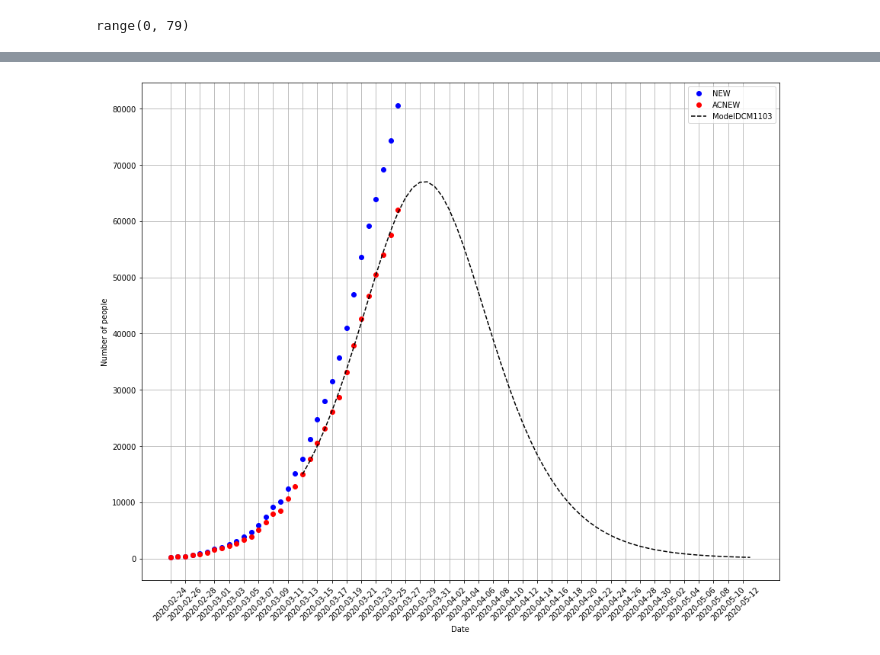
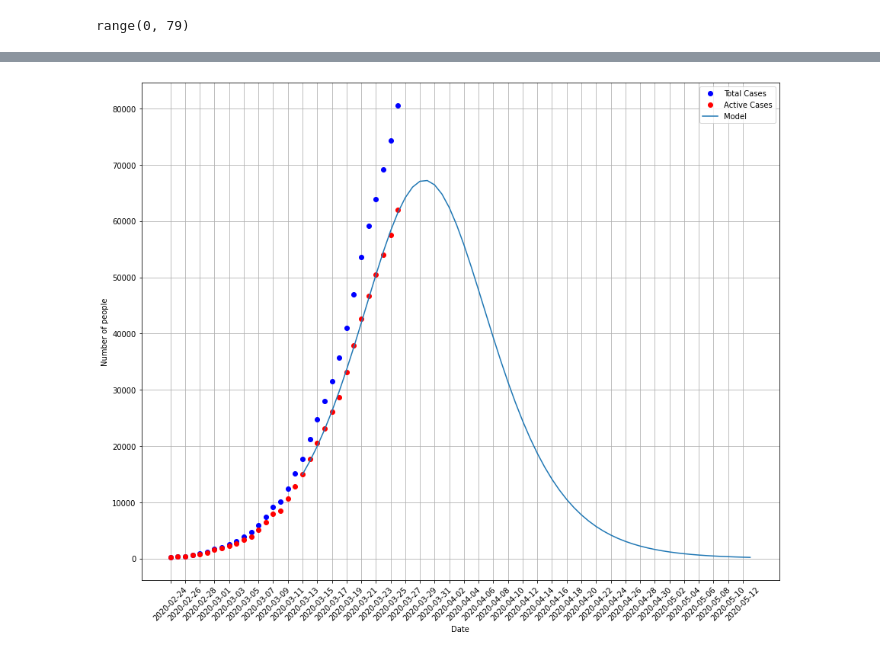
Before and after one commit to FaoTom/Covid19, a Jupyter notebook: COV.ipynb, the cells around one changed output, grey strips where cells are left out. Drawn from its saved outputs; the diff is of its cells as text; code cells hidden in the pictures.

```diff
--- a/COV.ipynb
+++ b/COV.ipynb
@@ -154,14 +155,30 @@ fit=modelI(t,trans,recov)
 fitpre=modelIpre(tpre,trans,recov)
 fig2=plt.figure(figsize=(15,12))
 tot=fig2.add_subplot(1,1,1)
-tot.plot(mdate_list,data['totale_attualmente_positivi']*60483973+data['dimessi_guariti']+data['deceduti'],'bo',label='NEW')
-tot.plot(mdate_list,data['totale_attualmente_positivi']*60483973,'ro',label='ACNEW')
-tot.plot(date_list,fit*60483973,'k--',label='ModelDCM1103')
-#tot.plot(dpre_list,fitpre*60483973,'r--',label='ModelpreDCM0803')
+tot.plot(mdate_list,
+         data['totale_attualmente_positivi']*60483973+data['dimessi_guariti']+data['deceduti'],
+         'bo',
+         label='Total Cases')
+tot.plot(mdate_list,
+         data['totale_attualmente_positivi']*60483973,
+         'ro',
+         label='Active Cases')
+tot.plot(date_list,
+         fit*60483973,
+         '-',
+         label='Model')
+
 tot.legend()
 tot.set_xlabel('Date')
 tot.set_ylabel('Number of people')
 tot.set_xticks([base2 + datetime.timedelta(days=2*x) for x in range(40)])
 plt.setp(tot.xaxis.get_majorticklabels(), rotation=45)
 tot.grid(True)
+
+s=fit*60483973
+s=s.tolist()
+ymax = max(s)
+xpos = s.index(ymax)
+xmax = date_list[xpos]
+print("Il 26 Marzo il picco è previsto il", xmax ,"con un numero di contagiati di:", ymax)
 # %% [output]
@@ -168,4 +186,4 @@ tot.grid(True)
-[figure, old version]
+[figure, new version]
 # %%
 p
 # %% [output]
```
Also changed, not shown: parts of 3 cells of this notebook.
